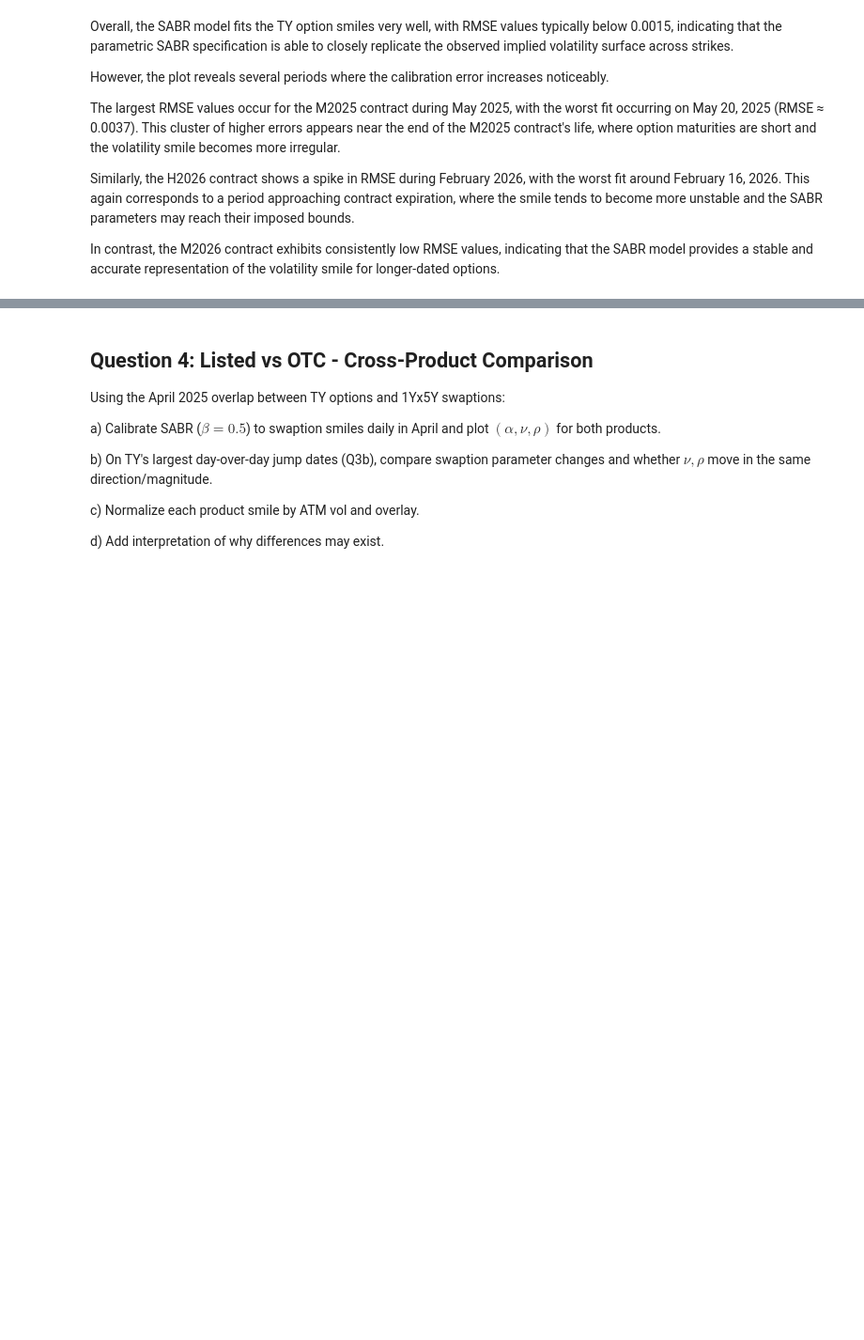
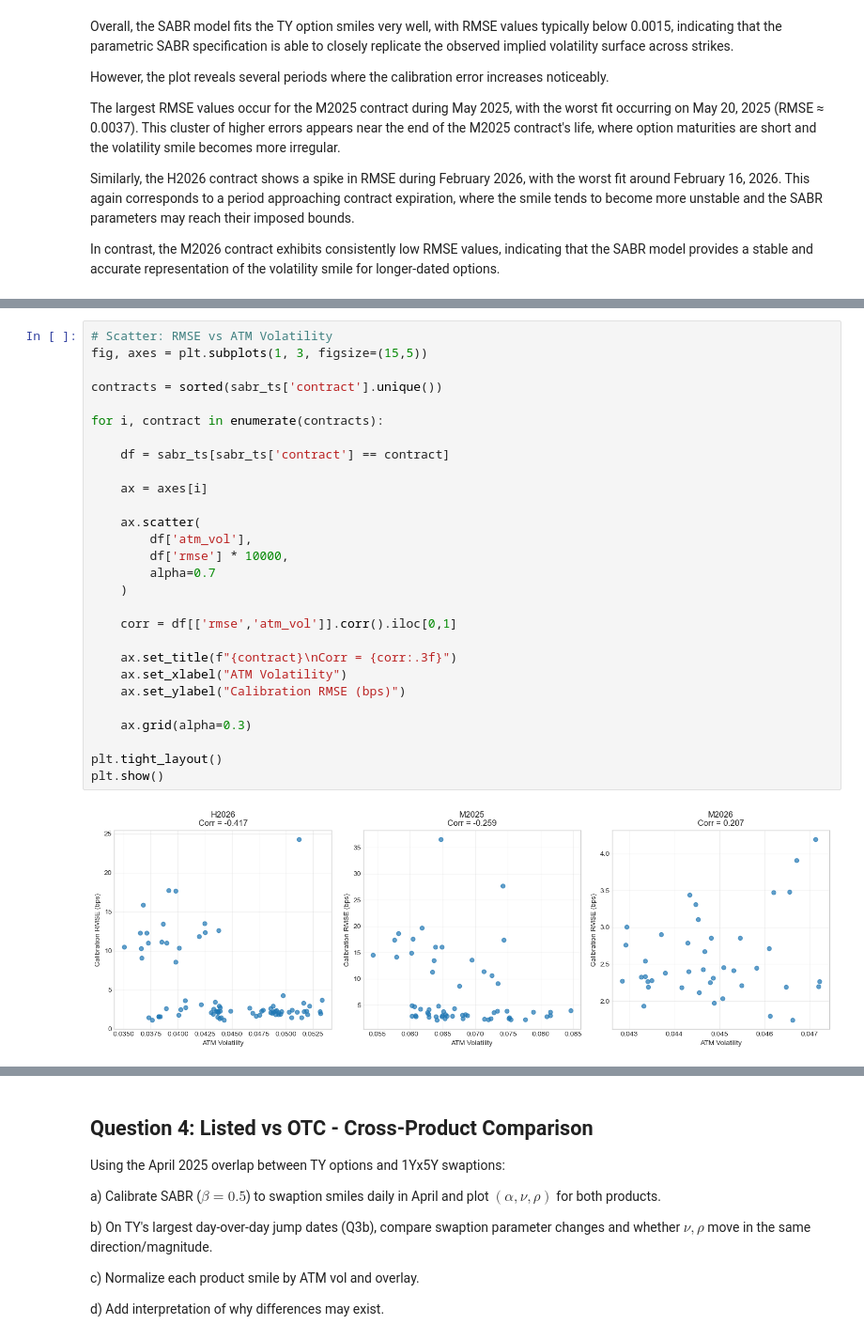
Before and after one commit to se101/Fixed-Income-Derivatives-, a Jupyter notebook: Project.ipynb, the cells around one changed output, grey strips where cells are left out. Shown at 94% size. Drawn from its saved outputs; the diff is of its cells as text; blank space fills up the shorter version.

```diff
--- a/Project.ipynb
+++ b/Project.ipynb
@@ -1341,0 +1368,30 @@ calib_all.groupby('contract').apply(lambda x: x[['rmse', 'atm_vol']].corr().iloc
+# %%
+# Scatter: RMSE vs ATM Volatility
+fig, axes = plt.subplots(1, 3, figsize=(15,5))
+
+contracts = sorted(sabr_ts['contract'].unique())
+
+for i, contract in enumerate(contracts):
+
+    df = sabr_ts[sabr_ts['contract'] == contract]
+
+    ax = axes[i]
+
+    ax.scatter(
+        df['atm_vol'],
+        df['rmse'] * 10000,
+        alpha=0.7
+    )
+
+    corr = df[['rmse','atm_vol']].corr().iloc[0,1]
+
+    ax.set_title(f"{contract}\nCorr = {corr:.3f}")
+    ax.set_xlabel("ATM Volatility")
+    ax.set_ylabel("Calibration RMSE (bps)")
+
+    ax.grid(alpha=0.3)
+
+plt.tight_layout()
+plt.show()
+# %% [output]
+[figure, added]
```
Also changed, not shown: parts of 19 cells of this notebook.
